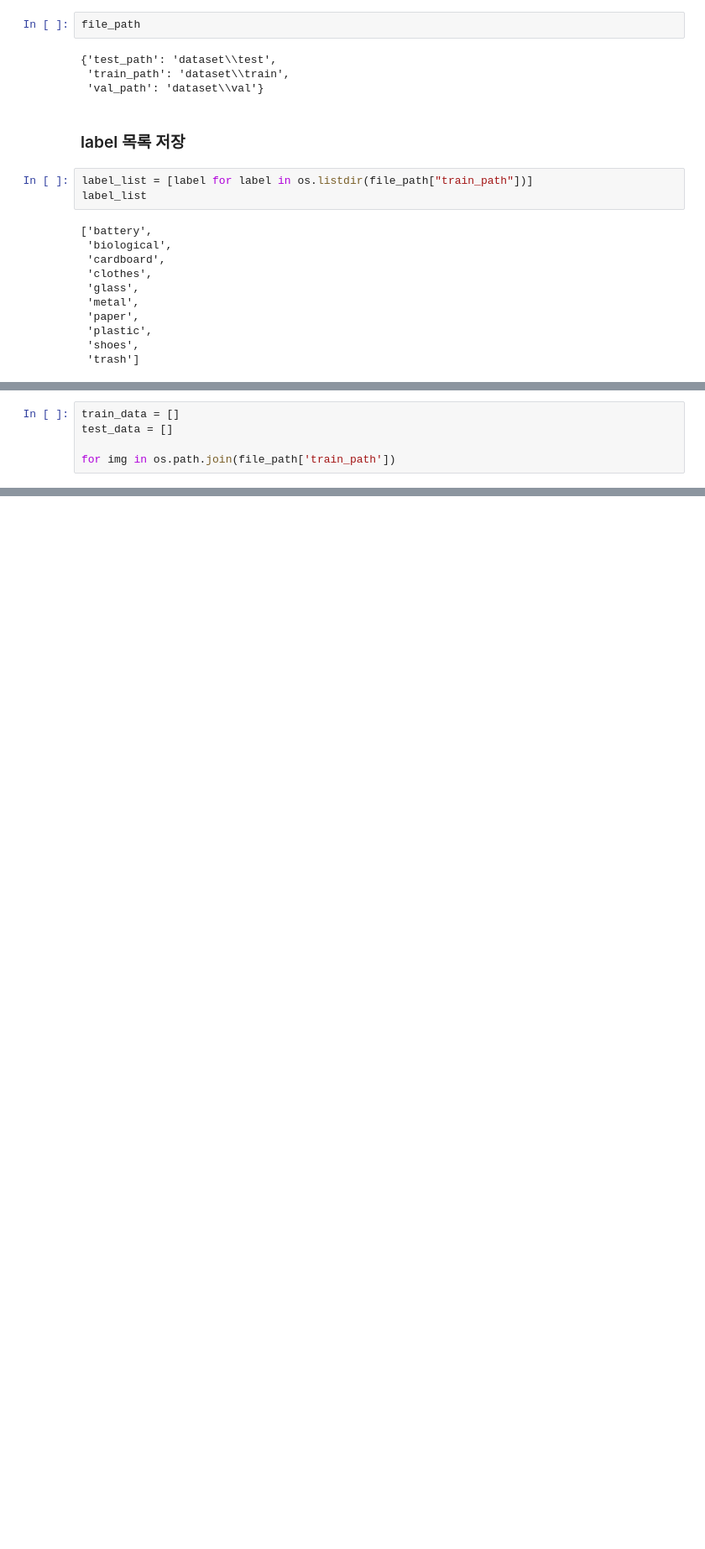
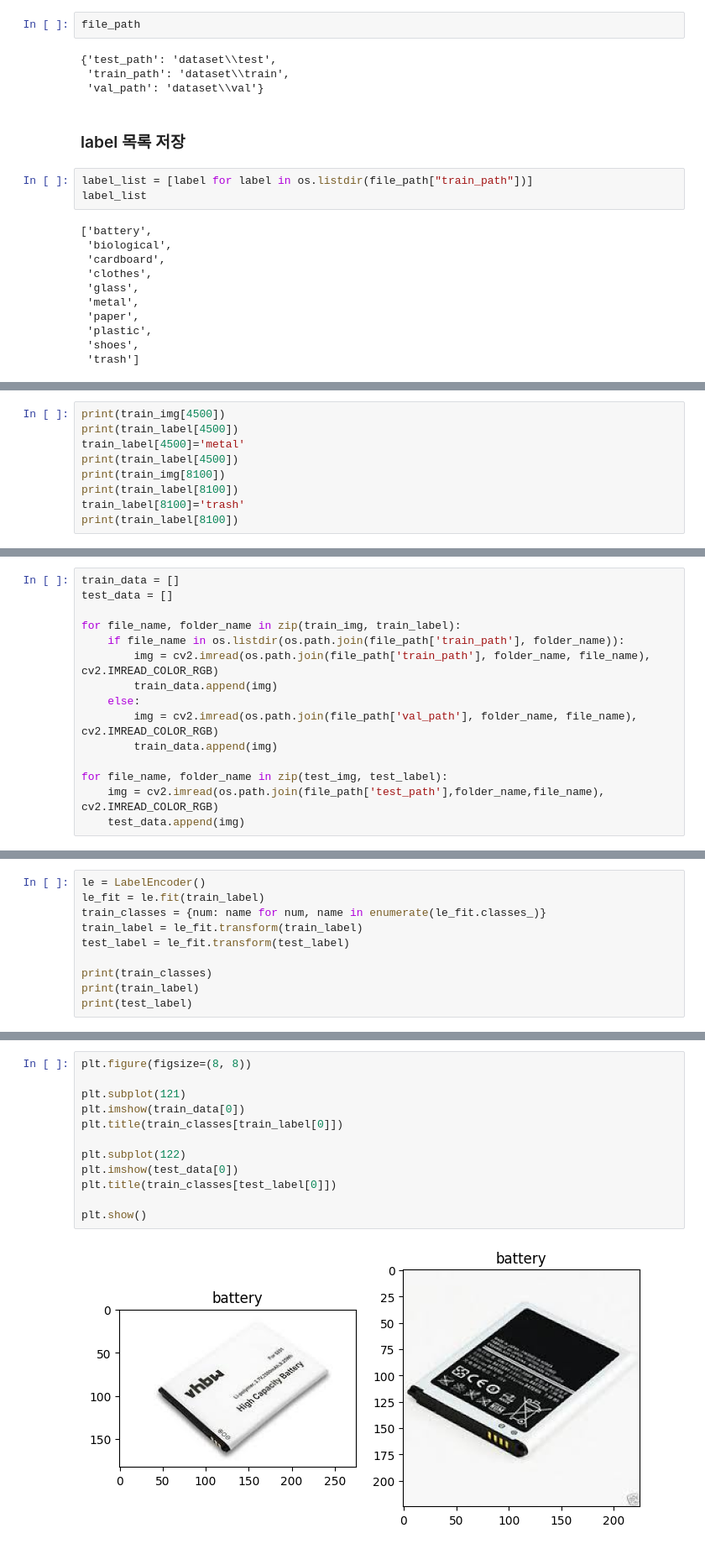
Before and after one commit to hyunwook990/garbage_classification_vgg16, a Jupyter notebook: data_save.ipynb, the cells around one changed output, grey strips where cells are left out. Shown at 84% size. Drawn from its saved outputs; the diff is of its cells as text; blank space fills up the shorter version.

Commit message:
data_save complete

```diff
--- a/data_save.ipynb
+++ b/data_save.ipynb
@@ -62,0 +68,9 @@ for label in label_list:
+# %%
+print(train_img[4500])
+print(train_label[4500])
+train_label[4500]='metal'
+print(train_label[4500])
+print(train_img[8100])
+print(train_label[8100])
+train_label[8100]='trash'
+print(train_label[8100])
@@ -84,4 +123,14 @@ train_df
 train_data = []
 test_data = []
 
-for img in os.path.join(file_path['train_path'])
+for file_name, folder_name in zip(train_img, train_label):
+    if file_name in os.listdir(os.path.join(file_path['train_path'], folder_name)):
+        img = cv2.imread(os.path.join(file_path['train_path'], folder_name, file_name), cv2.IMREAD_COLOR_RGB)
+        train_data.append(img)
+    else:
+        img = cv2.imread(os.path.join(file_path['val_path'], folder_name, file_name), cv2.IMREAD_COLOR_RGB)
+        train_data.append(img)
+
+for file_name, folder_name in zip(test_img, test_label):
+    img = cv2.imread(os.path.join(file_path['test_path'],folder_name,file_name), cv2.IMREAD_COLOR_RGB)
+    test_data.append(img)
@@ -89,0 +141,10 @@ transforms.Resize(size=224)
+# %%
+le = LabelEncoder()
+le_fit = le.fit(train_label)
+train_classes = {num: name for num, name in enumerate(le_fit.classes_)}
+train_label = le_fit.transform(train_label)
+test_label = le_fit.transform(test_label)
+
+print(train_classes)
+print(train_label)
+print(test_label)
@@ -89,0 +169,14 @@ transforms.Resize(size=224)
+# %%
+plt.figure(figsize=(8, 8))
+
+plt.subplot(121)
+plt.imshow(train_data[0])
+plt.title(train_classes[train_label[0]])
+
+plt.subplot(122)
+plt.imshow(test_data[0])
+plt.title(train_classes[test_label[0]])
+
+plt.show()
+# %% [output]
+[figure, added]
```
Also changed, not shown: parts of 8 cells of this notebook, 2 other files.
